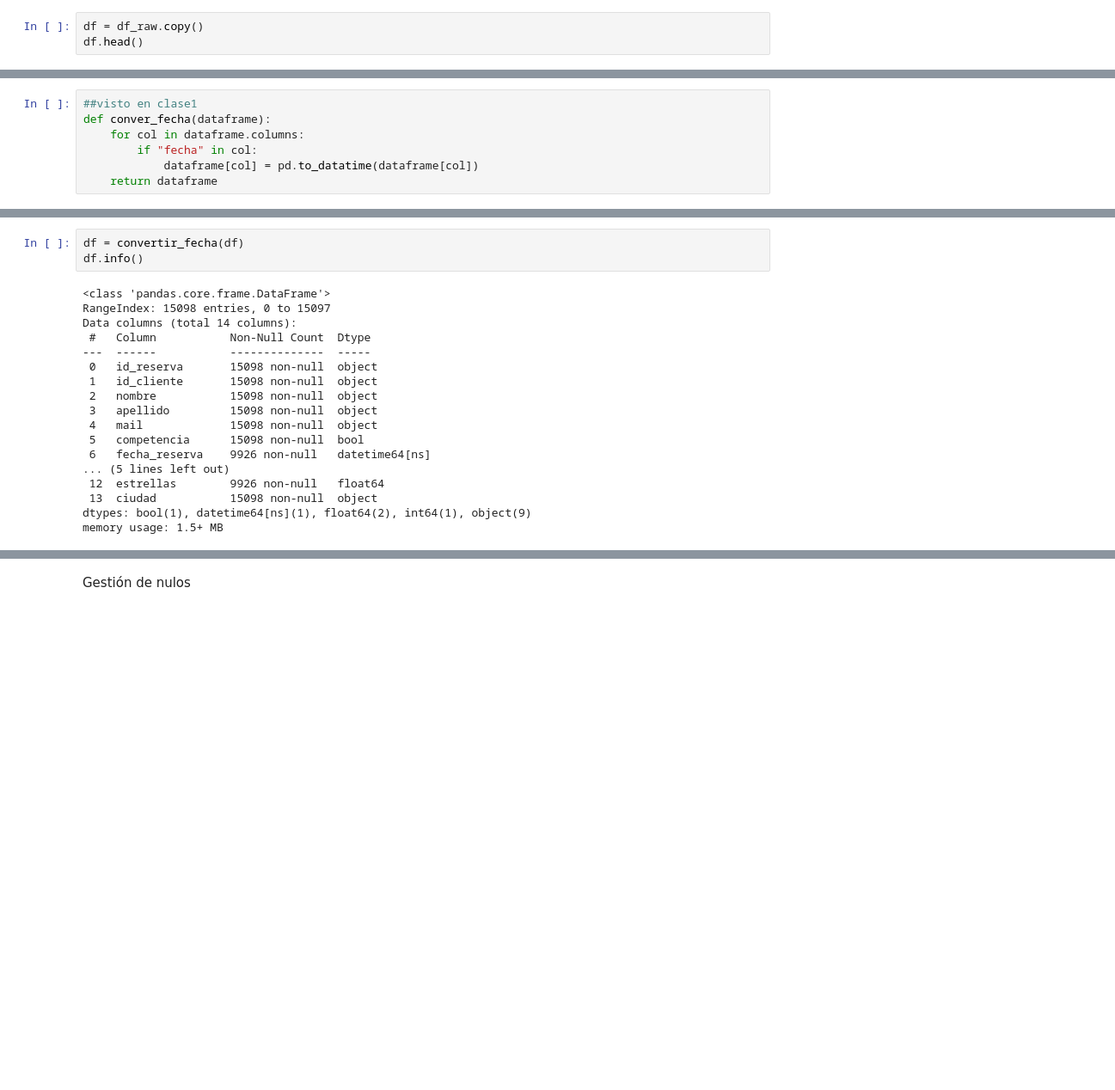
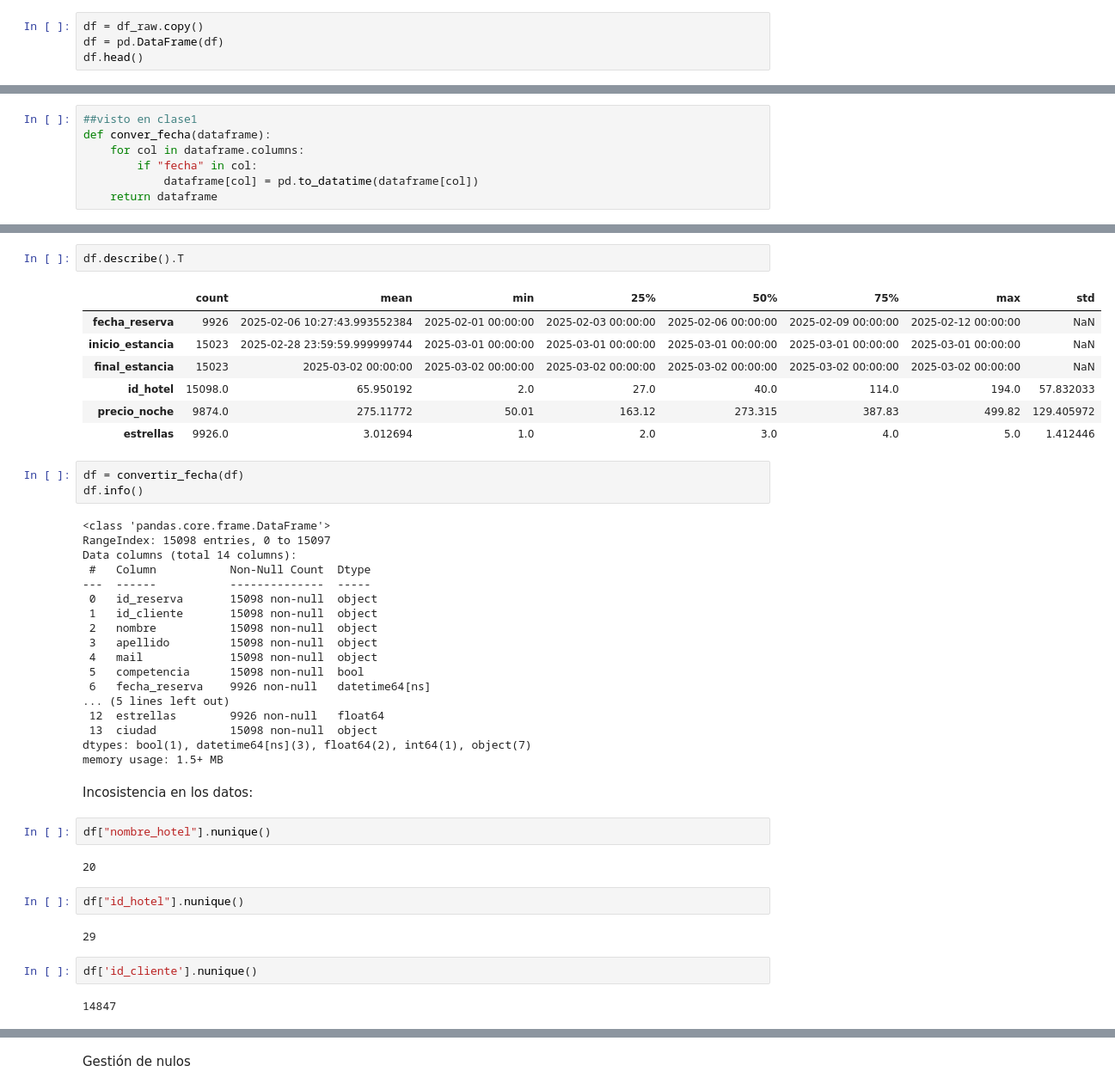
Before and after one commit to marta-ba/ETL_IBIShotels, a Jupyter notebook: jupyters/eda.ipynb, the cells around one changed output, grey strips where cells are left out. Shown at 86% size. Drawn from its saved outputs; the diff is of its cells as text; blank space fills up the shorter version.

Commit message:
progress eda: inconsistent data

```diff
--- a/jupyters/eda.ipynb
+++ b/jupyters/eda.ipynb
@@ -25,6 +25,7 @@ df_raw.head()
 | 4 | 57d4515a-447d-4067-afcb-9bdcf4e4e915 | 710a2fbb-264f-426a-aa66-f8fffd146a2d | Amílcar | Andrés | amílcar.andrés@example.com | False | 2025-02-02 | 2025-03-01 | ... |
 # %%
 df = df_raw.copy()
+df = pd.DataFrame(df)
 df.head()
 # %% [output]
 |  | id_reserva | id_cliente | nombre | apellido | mail | competencia | fecha_reserva | inicio_estancia | ... |
@@ -89,3 +156,13 @@ df.info()
+# %%
+df.describe().T
+# %% [output]
+|  | count | mean | min | 25% | 50% | 75% | max | std |
+| fecha_reserva | 9926 | 2025-02-06 10:27:43.993552384 | 2025-02-01 00:00:00 | 2025-02-03 00:00:00 | 2025-02-06 00:00:00 | 2025-02-09 00:00:00 | 2025-02-12 00:00:00 | NaN |
+| inicio_estancia | 15023 | 2025-02-28 23:59:59.999999744 | 2025-03-01 00:00:00 | 2025-03-01 00:00:00 | 2025-03-01 00:00:00 | 2025-03-01 00:00:00 | 2025-03-01 00:00:00 | NaN |
+| final_estancia | 15023 | 2025-03-02 00:00:00 | 2025-03-02 00:00:00 | 2025-03-02 00:00:00 | 2025-03-02 00:00:00 | 2025-03-02 00:00:00 | 2025-03-02 00:00:00 | NaN |
+| id_hotel | 15098.0 | 65.950192 | 2.0 | 27.0 | 40.0 | 114.0 | 194.0 | 57.832033 |
+| precio_noche | 9874.0 | 275.11772 | 50.01 | 163.12 | 273.315 | 387.83 | 499.82 | 129.405972 |
+| estrellas | 9926.0 | 3.012694 | 1.0 | 2.0 | 3.0 | 4.0 | 5.0 | 1.412446 |
 # %%
 df = convertir_fecha(df)
 df.info()
@@ -105,5 +182,19 @@ Data columns (total 14 columns):
 ... (5 lines left out)
  12  estrellas        9926 non-null   float64
  13  ciudad           15098 non-null  object
-dtypes: bool(1), datetime64[ns](1), float64(2), int64(1), object(9)
+dtypes: bool(1), datetime64[ns](3), float64(2), int64(1), object(7)
 memory usage: 1.5+ MB
+# %% [markdown]
+Incosistencia en los datos:
+# %%
+df["nombre_hotel"].nunique()
+# %% [output]
+20
+# %%
+df["id_hotel"].nunique()
+# %% [output]
+29
+# %%
+df['id_cliente'].nunique()
+# %% [output]
+14847
```
Also changed, not shown: parts of 27 cells of this notebook, 1 other file.
